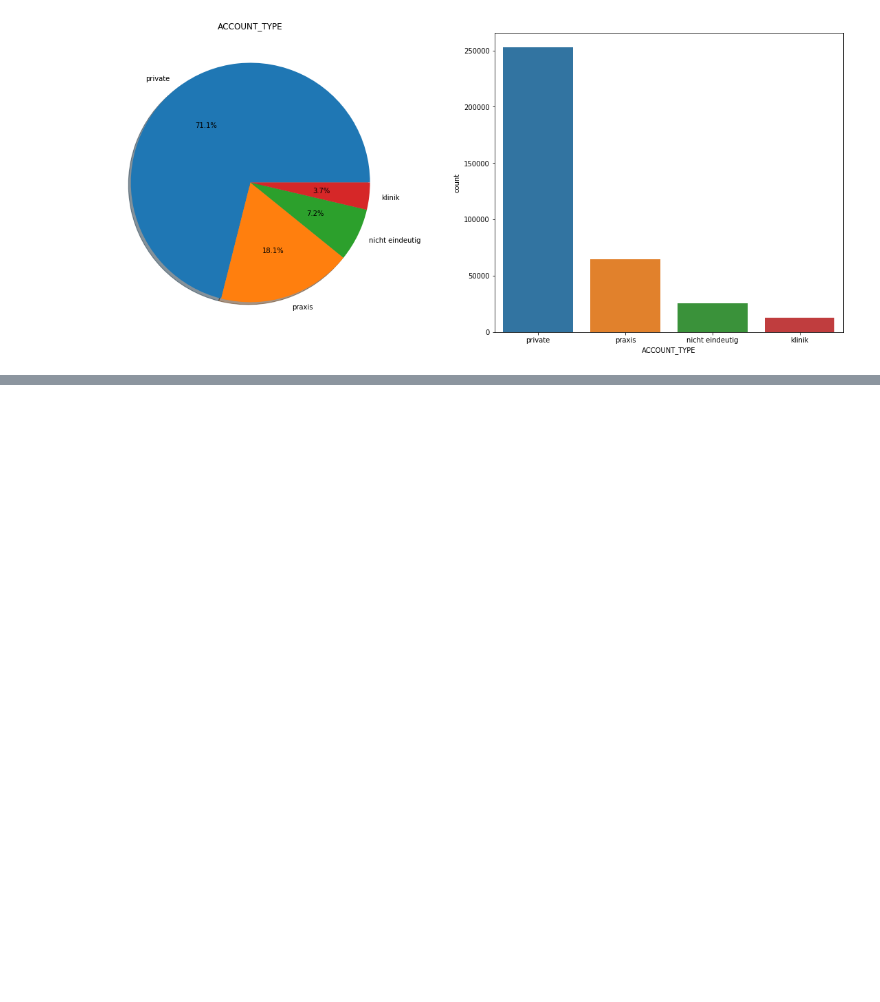
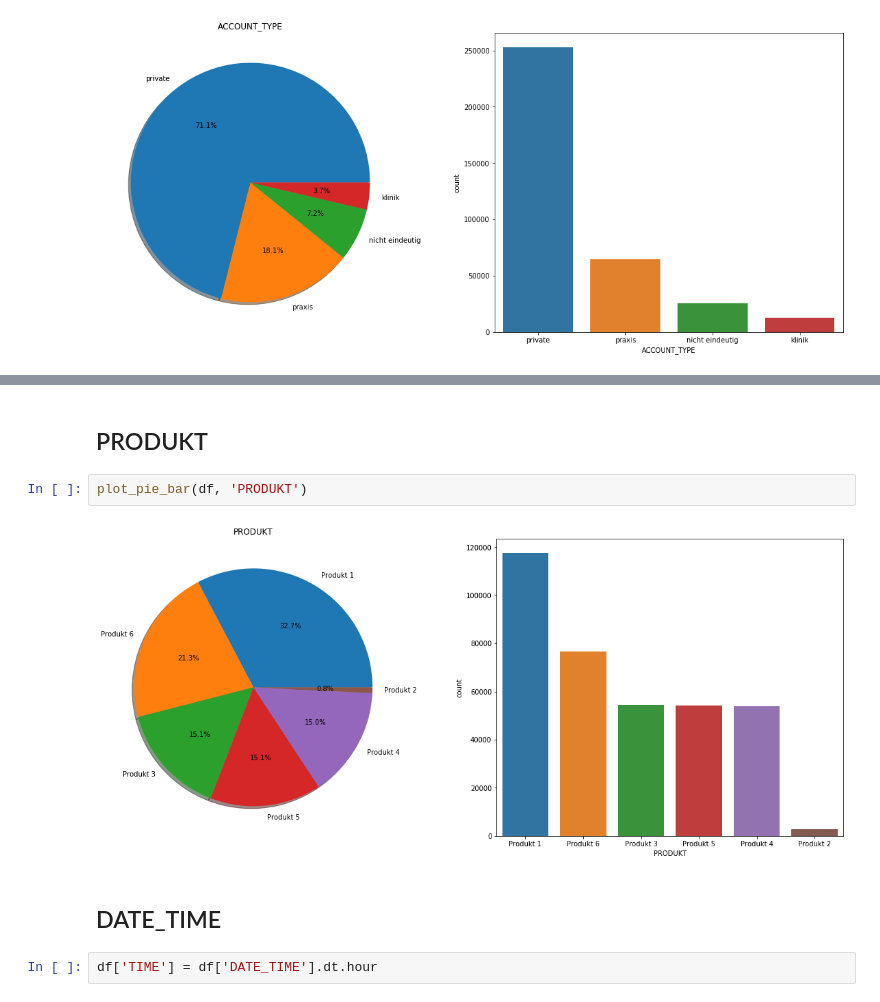
Before and after one commit to ck-unifr/analysis_email_performance, a Jupyter notebook: analysis_email_performance.ipynb, the cells around one changed output, grey strips where cells are left out. Cells and saved outputs as stored; diff of their text form; blank space fills up the shorter version.

```diff
--- a/analysis_email_performance.ipynb
+++ b/analysis_email_performance.ipynb
@@ -175,0 +186,10 @@ plot_pie_bar(df, 'ACCOUNT_TYPE')
+# %% [markdown]
+## PRODUKT
+# %%
+plot_pie_bar(df, 'PRODUKT')
+# %% [output]
+[figure, added]
+# %% [markdown]
+## DATE_TIME
+# %%
+df['TIME'] = df['DATE_TIME'].dt.hour
```
Also changed, not shown: parts of 18 cells of this notebook.
